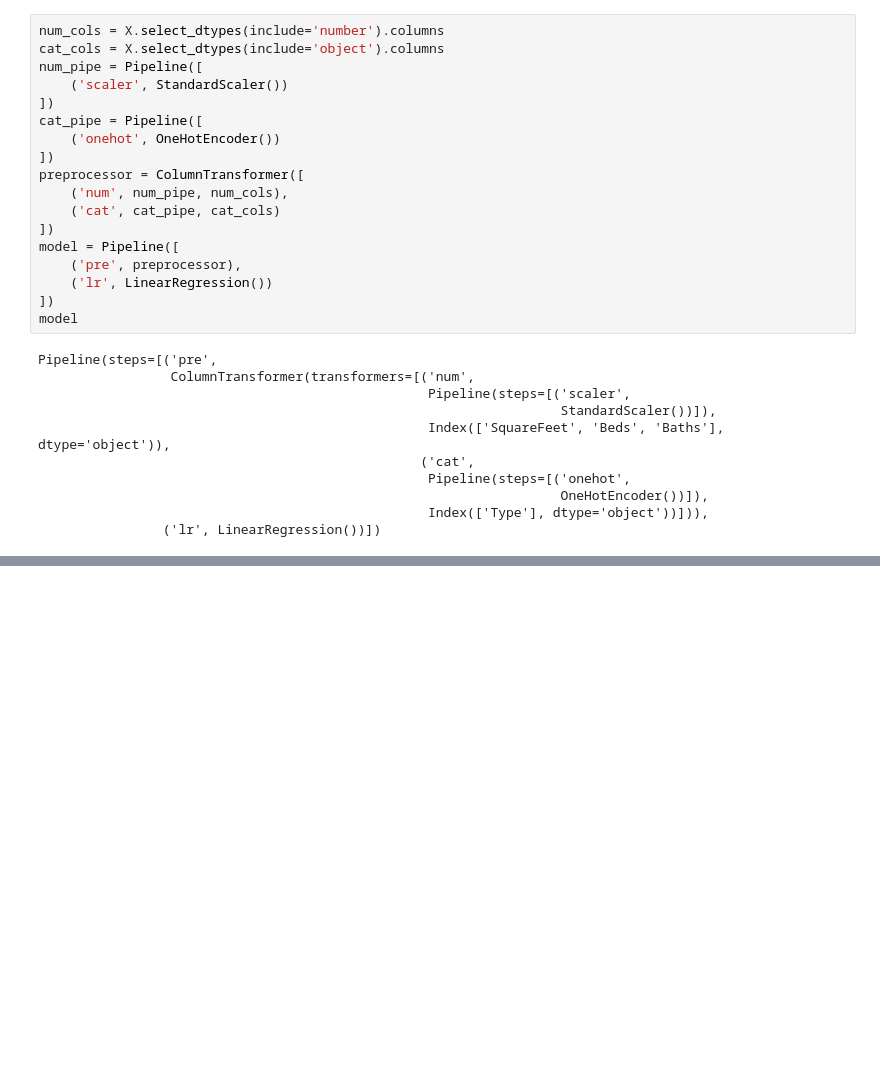
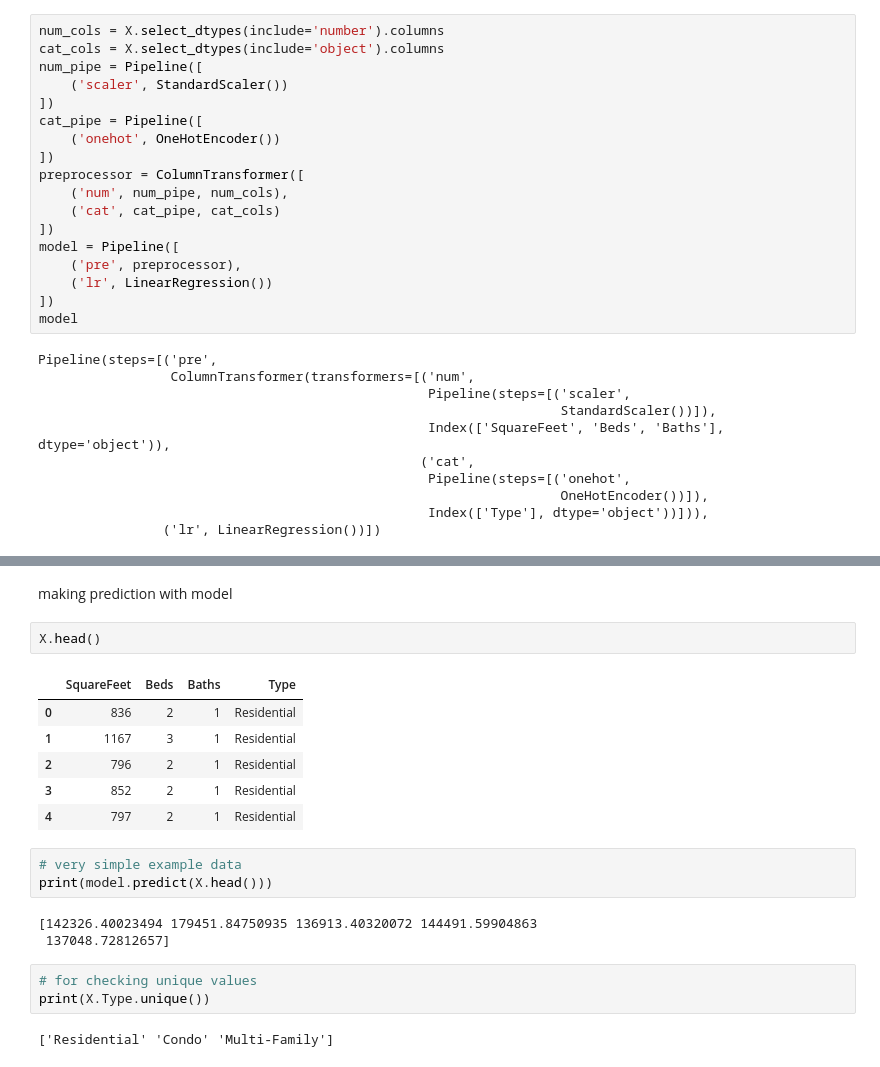
Before and after one commit to 0gaurav4/AI-2024, a Jupyter notebook: supervisedLearning/multipleLR.ipynb, the cells around one changed output, grey strips where cells are left out. Cells and saved outputs as stored; diff of their text form; blank space fills up the shorter version.

```diff
--- a/supervisedLearning/multipleLR.ipynb
+++ b/supervisedLearning/multipleLR.ipynb
@@ -206,0 +232,22 @@ MAE: 28760.834171824547
+# %% [markdown]
+making prediction with model
+# %%
+X.head()
+# %% [output]
+|  | SquareFeet | Beds | Baths | Type |
+| 0 | 836 | 2 | 1 | Residential |
+| 1 | 1167 | 3 | 1 | Residential |
+| 2 | 796 | 2 | 1 | Residential |
+| 3 | 852 | 2 | 1 | Residential |
+| 4 | 797 | 2 | 1 | Residential |
+# %%
+# very simple example data
+print(model.predict(X.head()))
+# %% [output]
+[142326.40023494 179451.84750935 136913.40320072 144491.59904863
+ 137048.72812657]
+# %%
+# for checking unique values
+print(X.Type.unique())
+# %% [output]
+['Residential' 'Condo' 'Multi-Family']
```
Also changed, not shown: parts of 13 cells of this notebook, 1 other file.
